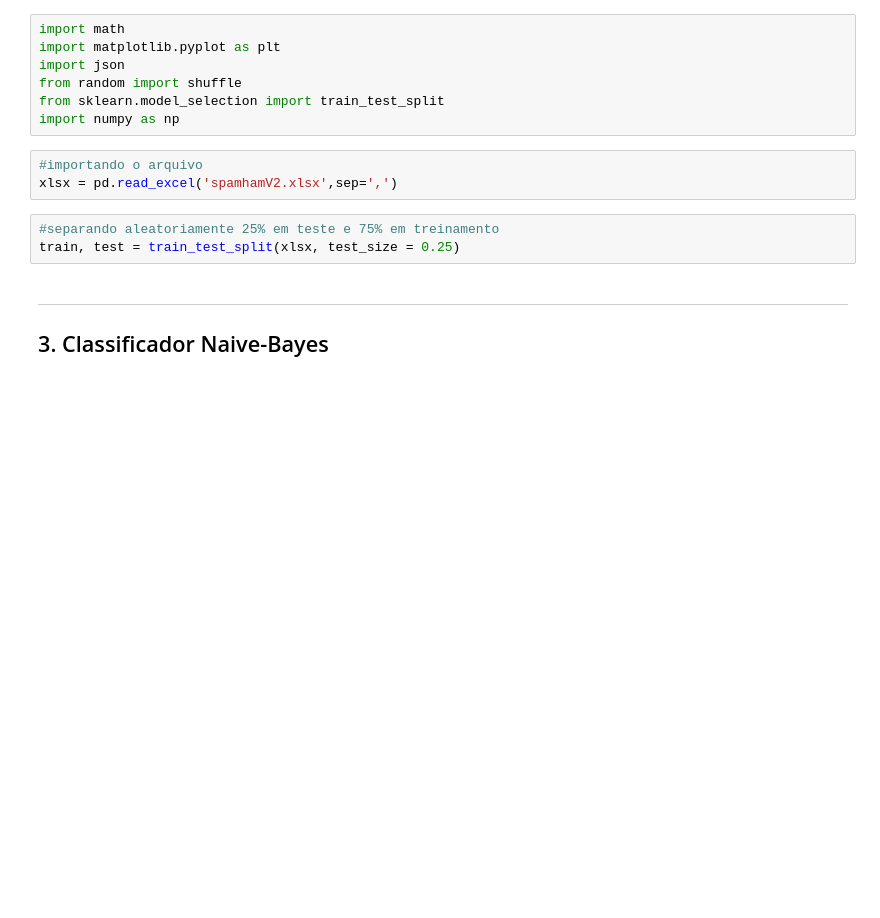
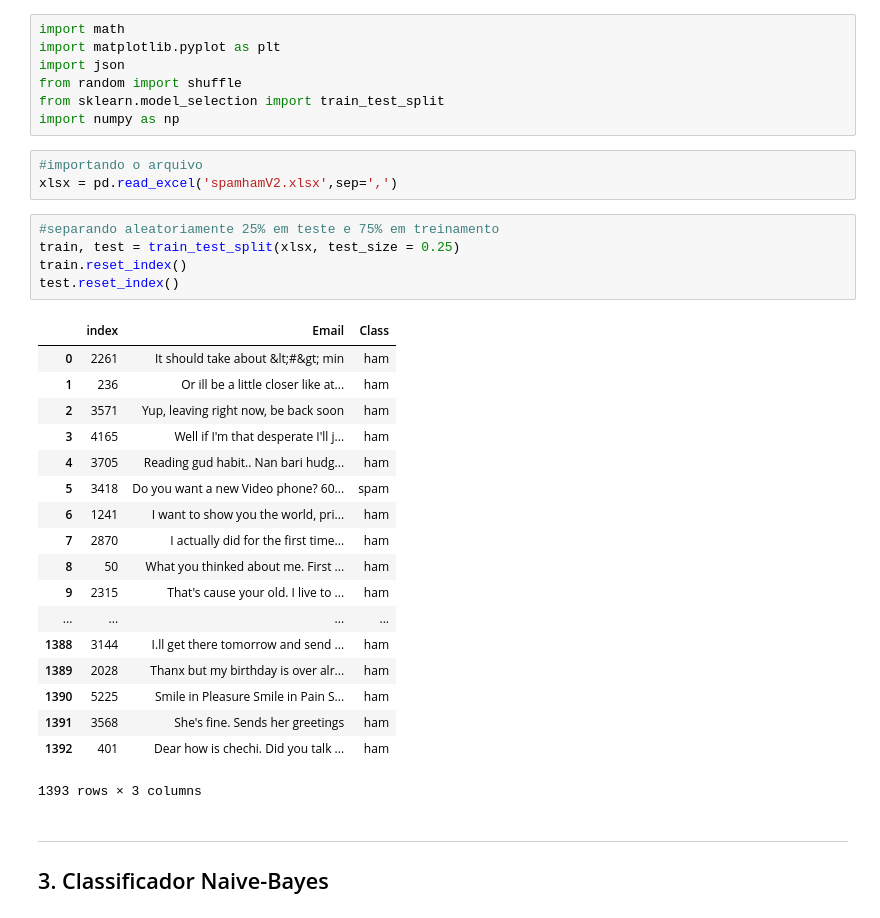
Before and after one commit to carlakim/Projeto2-DPCD, a Jupyter notebook: Projeto2 v2.ipynb, the cells around one changed output. Drawn from its saved outputs; the diff is of its cells as text; blank space fills up the shorter version.

```diff
--- a/Projeto2 v2.ipynb
+++ b/Projeto2 v2.ipynb
@@ -46,6 +46,27 @@ xlsx = pd.read_excel('spamhamV2.xlsx',sep=',')
 # %%
 #separando aleatoriamente 25% em teste e 75% em treinamento
 train, test = train_test_split(xlsx, test_size = 0.25)
+train.reset_index()
+test.reset_index()
+# %% [output]
+|  | index | Email | Class |
+| 0 | 2261 | It should take about &lt;#&gt; min | ham |
+| 1 | 236 | Or ill be a little closer like at... | ham |
+| 2 | 3571 | Yup, leaving right now, be back soon | ham |
+| 3 | 4165 | Well if I'm that desperate I'll j... | ham |
+| 4 | 3705 | Reading gud habit.. Nan bari hudg... | ham |
+| 5 | 3418 | Do you want a new Video phone? 60... | spam |
+| 6 | 1241 | I want to show you the world, pri... | ham |
+| 7 | 2870 | I actually did for the first time... | ham |
+| 8 | 50 | What you thinked about me. First ... | ham |
+| 9 | 2315 | That's cause your old. I live to ... | ham |
+| ... | ... | ... | ... |
+| 1388 | 3144 | I.ll get there tomorrow and send ... | ham |
+| 1389 | 2028 | Thanx but my birthday is over alr... | ham |
+| 1390 | 5225 | Smile in Pleasure Smile in Pain S... | ham |
+| 1391 | 3568 | She's fine. Sends her greetings | ham |
+| 1392 | 401 | Dear how is chechi. Did you talk ... | ham |
+1393 rows × 3 columns
 # %% [markdown]
 ___
 ## 3. Classificador Naive-Bayes
```
Also changed, not shown: parts of 12 cells of this notebook.
